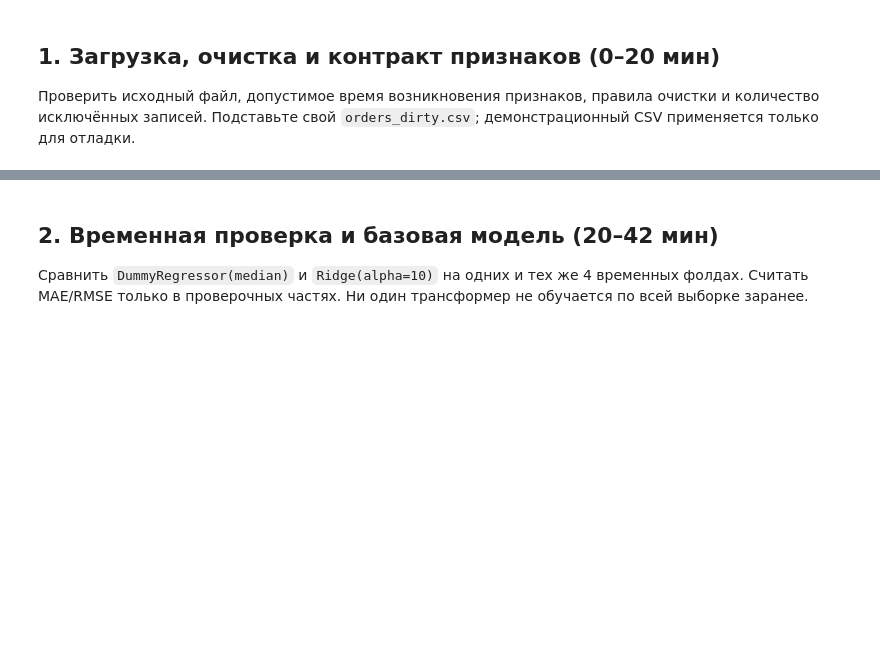
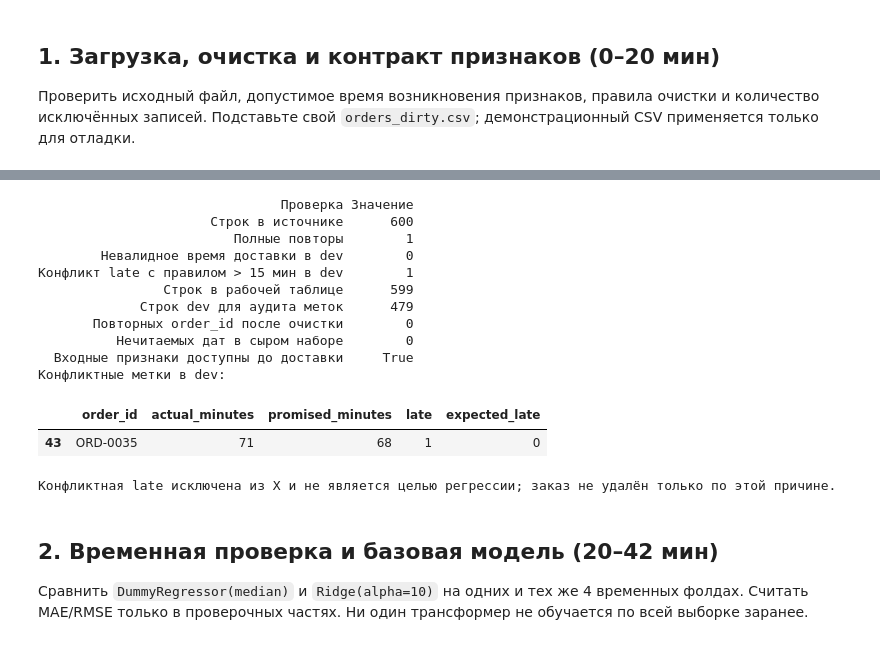
Before and after one commit to Vladislav-Evg-Sid/utmn-master-degree, a Jupyter notebook: tii/lb15/15_student.ipynb, the cells around one changed output, grey strips where cells are left out. Saved outputs shown, nothing was run; the diff lists cells and outputs as text; code cells hidden in the pictures; blank space fills up the shorter version.

```diff
--- a/tii/lb15/15_student.ipynb
+++ b/tii/lb15/15_student.ipynb
@@ -33,9 +33,14 @@ if not DATA_PATH.exists():
 source_type = 'ОФИЦИАЛЬНЫЙ/УЧЕБНЫЙ НАБОР' if DATA_PATH.name=='orders_dirty.csv' else 'ДЕМОНСТРАЦИОННЫЕ ДАННЫЕ — НЕ СДАВАТЬ КАК ОСНОВНОЙ ИСТОЧНИК'
 print('Источник:', DATA_PATH.name, '|', source_type)
 raw = pd.read_csv(DATA_PATH, encoding='utf-8-sig')
-REQUIRED = {'order_id','created_at','distance_km','queue_size','courier_load','promised_minutes','zone','weather','actual_minutes','late'}
+REQUIRED = {'order_id','created_at','distance_km','queue_size','promised_minutes','zone','weather','actual_minutes','late'}
 assert REQUIRED.issubset(raw.columns), f'Отсутствуют поля: {sorted(REQUIRED-set(raw.columns))}'
 print('Исходный размер:', raw.shape, 'Полных повторов:', int(raw.duplicated().sum()))
+print('Типы исходных столбцов:')
+print(raw.dtypes.to_string())
+if 'courier_load' not in raw.columns:
+    raw['courier_load']=np.nan
+    print('courier_load отсутствует в источнике; в рабочей копии создан только пустой столбец.')
 
 # Для регрессии actual_minutes — цель; late запрещено использовать как признак.
 # Пустой/нечисловой target не подходит для fit и оценки; диапазон 5–240 —
@@ -43,6 +48,10 @@ print('Исходный размер:', raw.shape, 'Полных повторо
 df=raw.drop_duplicates().copy()
 df['created_at']=pd.to_datetime(df['created_at'], errors='coerce')
 df['actual_minutes']=pd.to_numeric(df['actual_minutes'], errors='coerce')
+missing_target=df['actual_minutes'].isna()
+out_of_range=df['actual_minutes'].notna() & ~df['actual_minutes'].between(5,240,inclusive='both')
+print('Пропущенная/нечисловая цель:',int(missing_target.sum()),
+      'вне учебного диапазона 5–240:',int(out_of_range.sum()))
 valid_target=df['actual_minutes'].between(5,240,inclusive='both')
 valid_time=df['created_at'].notna()
 valid_id=df['order_id'].notna()
@@ -62,8 +71,13 @@ assert set(train['order_id']).isdisjoint(test['order_id'])
 assert set(val['order_id']).isdisjoint(test['order_id'])
 assert train['created_at'].max()<=val['created_at'].min()<=test['created_at'].min()
 print('После очистки:',n,'train/val/test:',list(map(len,[train,val,test])))
+print('Доли частей:',[round(len(part)/n,4) for part in (train,val,test)])
+print('Общих order_id между частями: 0; сумма размеров:',len(train)+len(val)+len(test))
+print('Временные границы непрерывны по сортировке; разрывы между частями:',
+      val.created_at.min()-train.created_at.max(),
+      test.created_at.min()-val.created_at.max())
 print('Временные диапазоны:')
-for name,part in [('train',train),('val',val),('test (не открывать до занятия 14!)',test)]:
+for name,part in [('train',train),('val',val),('test (не оценивается в работе 15)',test)]:
     print(name, len(part),str(part.created_at.min()),'…',str(part.created_at.max()))
 
 NUM_BASE=['distance_km','queue_size','courier_load','promised_minutes']
@@ -106,6 +120,7 @@ def eval_regression(y_true,y_pred):
             'R2':float(r2_score(y_true,y_pred))}
 Xtrain=train[INPUT].copy(); ytrain=train['actual_minutes'].copy()
 Xval=val[INPUT].copy(); yval=val['actual_minutes'].copy()
-# test intentionally saved but not used before final check in 14.
+# Исторический test хранится отдельно и не используется в работе 15.
 assert {'order_id','late','actual_minutes'}.isdisjoint(Xtrain.columns)
 print('Входные поля:',INPUT,'Цель: actual_minutes (мин)')
+print('Признаков до кодирования:',len(NUM)+len(CAT),'; test-цель и test-метрики не просматривались.')
@@ -112,25 +145,51 @@ print('Входные поля:',INPUT,'Цель: actual_minutes (мин)')
 # %%
 # Аудит источника без подглядывания в test-метрики.
-raw_a=raw.copy()
+raw_a=pd.concat([train,val],ignore_index=True).copy()  # Аудит меток только в dev; test не читаем.
 raw_a['actual_num']=pd.to_numeric(raw_a['actual_minutes'],errors='coerce')
 raw_a['promised_num']=pd.to_numeric(raw_a['promised_minutes'],errors='coerce')
 raw_a['late_num']=pd.to_numeric(raw_a['late'],errors='coerce')
 check=(raw_a['actual_num']-raw_a['promised_num']>15).astype('Int64')
 mask=raw_a[['actual_num','promised_num','late_num']].notna().all(axis=1)
 conflicts=int((check[mask]!=raw_a.loc[mask,'late_num']).sum())
 checks=pd.DataFrame([
  {'Проверка':'Строк в источнике','Значение':len(raw)},
  {'Проверка':'Полные повторы','Значение':int(raw.duplicated().sum())},
- {'Проверка':'Невалидное время доставки','Значение':int((~raw_a['actual_num'].between(5,240)).sum())},
- {'Проверка':'Конфликт late с правилом > 15 мин (при полных данных)','Значение':conflicts},
+ {'Проверка':'Невалидное время доставки в dev','Значение':int((~raw_a['actual_num'].between(5,240)).sum())},
+ {'Проверка':'Конфликт late с правилом > 15 мин в dev','Значение':conflicts},
  {'Проверка':'Строк в рабочей таблице','Значение':len(df)},
+ {'Проверка':'Строк dev для аудита меток','Значение':len(raw_a)},
+ {'Проверка':'Повторных order_id после очистки','Значение':int(df['order_id'].duplicated().sum())},
+ {'Проверка':'Нечитаемых дат в сыром наборе','Значение':int(pd.to_datetime(raw['created_at'],errors='coerce').isna().sum())},
  {'Проверка':'Входные признаки доступны до доставки','Значение':set(INPUT).isdisjoint({'late','actual_minutes','order_id'})},
 ])
 print(checks.to_string(index=False))
 checks.to_csv('15_source_audit.csv',index=False,encoding='utf-8-sig')
+conflict_rows=raw_a.loc[(check!=raw_a['late_num']).fillna(False) & mask,
+                        ['order_id','actual_minutes','promised_minutes','late']].copy()
+conflict_rows['expected_late']=check.loc[conflict_rows.index].astype(int).to_numpy()
+print('Конфликтные метки в dev:')
+display(conflict_rows)
+conflict_rows.to_csv('15_label_conflicts.csv',index=False,encoding='utf-8-sig')
+assert len(conflict_rows)==conflicts
 assert not set(INPUT)&{'late','actual_minutes','order_id'}
 # Какова политика по конфликтным late? Для регрессии эта метка не используется,
 # но проблема качества исходного источника должна быть задокументирована.
+print('Конфликтная late исключена из X и не является целью регрессии; заказ не удалён только по этой причине.')
+# %% [output]
+                               Проверка Значение
+                      Строк в источнике      600
+                         Полные повторы        1
+        Невалидное время доставки в dev        0
+Конфликт late с правилом > 15 мин в dev        1
+                Строк в рабочей таблице      599
+             Строк dev для аудита меток      479
+       Повторных order_id после очистки        0
+          Нечитаемых дат в сыром наборе        0
+  Входные признаки доступны до доставки     True
+Конфликтные метки в dev:
+|  | order_id | actual_minutes | promised_minutes | late | expected_late |
+| 43 | ORD-0035 | 71 | 68 | 1 | 0 |
+Конфликтная late исключена из X и не является целью регрессии; заказ не удалён только по этой причине.
 # %% [markdown]
 ## 2. Временная проверка и базовая модель (20–42 мин)
 Сравнить `DummyRegressor(median)` и `Ridge(alpha=10)` на одних и тех же 4 временных фолдах. Считать MAE/RMSE только в проверочных частях. Ни один трансформер не обучается по всей выборке заранее.
```
Also changed, not shown: parts of 5 cells of this notebook, 14 other files.
